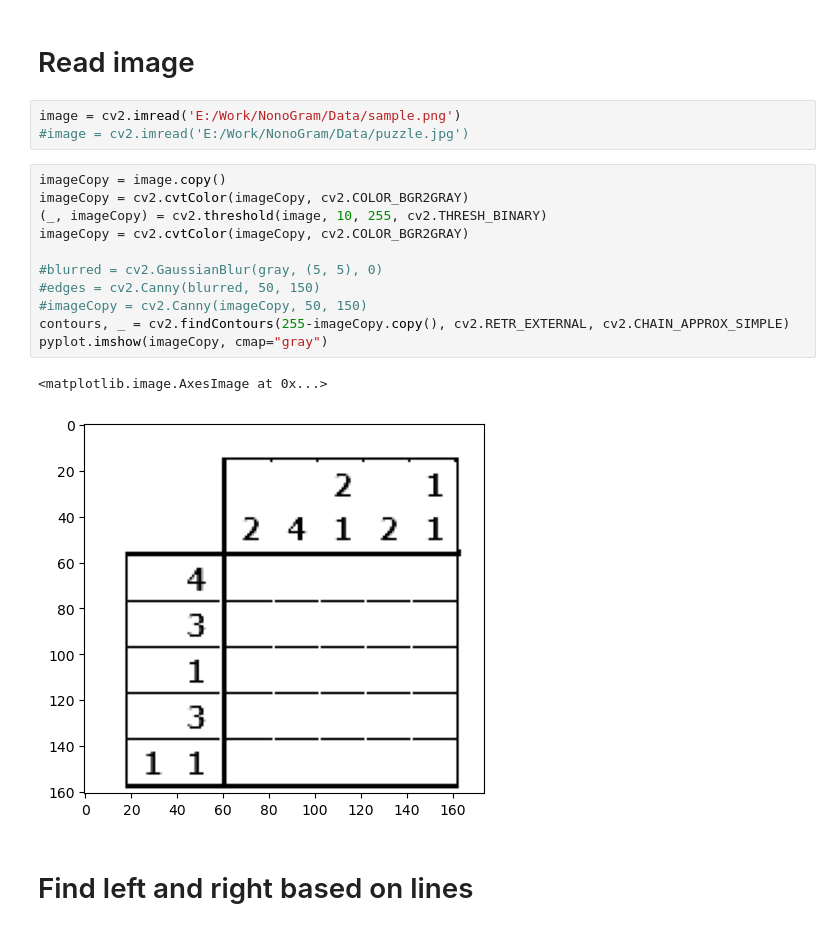
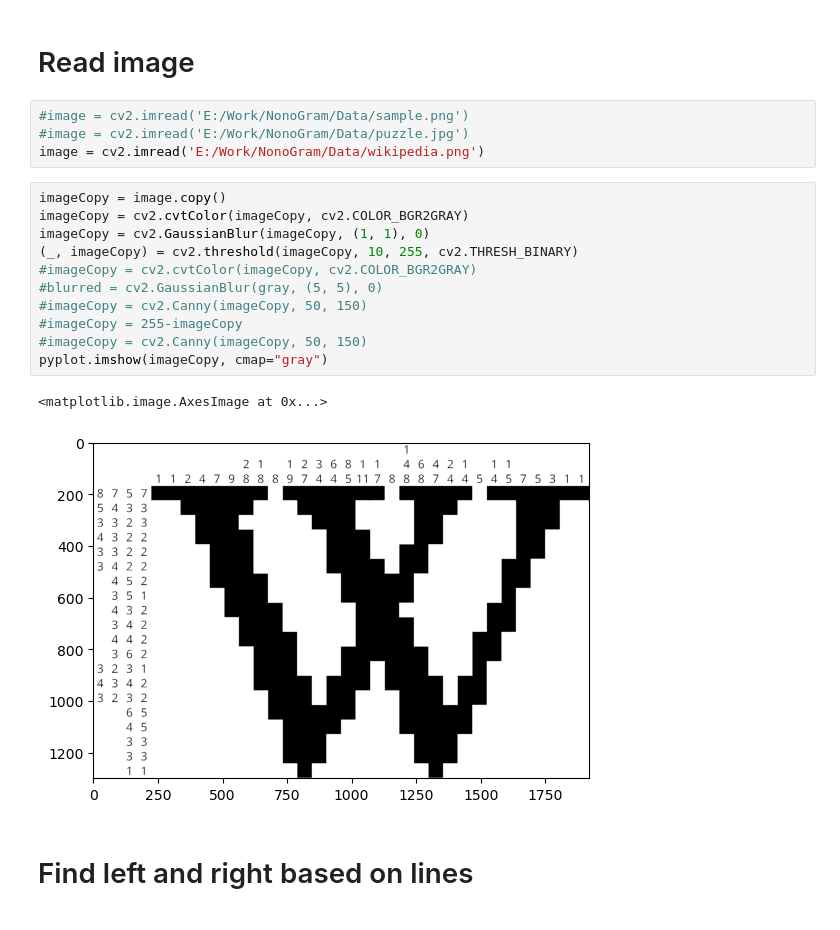
Before and after one commit to igloo81/nonogram, a Jupyter notebook: NonoGram start.ipynb, the cells around one changed output. Drawn from its saved outputs; the diff is of its cells as text.

```diff
--- a/NonoGram start.ipynb
+++ b/NonoGram start.ipynb
@@ -14,22 +14,23 @@ dataDir = "E:/Work/NonoGram/"
 # %% [markdown]
 # Read image
 # %%
-image = cv2.imread('E:/Work/NonoGram/Data/sample.png')
+#image = cv2.imread('E:/Work/NonoGram/Data/sample.png')
 #image = cv2.imread('E:/Work/NonoGram/Data/puzzle.jpg')
+image = cv2.imread('E:/Work/NonoGram/Data/wikipedia.png')
 # %%
 imageCopy = image.copy()
 imageCopy = cv2.cvtColor(imageCopy, cv2.COLOR_BGR2GRAY)
-(_, imageCopy) = cv2.threshold(image, 10, 255, cv2.THRESH_BINARY)
-imageCopy = cv2.cvtColor(imageCopy, cv2.COLOR_BGR2GRAY)
-
+imageCopy = cv2.GaussianBlur(imageCopy, (1, 1), 0)
+(_, imageCopy) = cv2.threshold(imageCopy, 10, 255, cv2.THRESH_BINARY)
+#imageCopy = cv2.cvtColor(imageCopy, cv2.COLOR_BGR2GRAY)
 #blurred = cv2.GaussianBlur(gray, (5, 5), 0)
-#edges = cv2.Canny(blurred, 50, 150)
 #imageCopy = cv2.Canny(imageCopy, 50, 150)
-contours, _ = cv2.findContours(255-imageCopy.copy(), cv2.RETR_EXTERNAL, cv2.CHAIN_APPROX_SIMPLE)
+#imageCopy = 255-imageCopy
+#imageCopy = cv2.Canny(imageCopy, 50, 150)
 pyplot.imshow(imageCopy, cmap="gray")
 # %% [output]
 <matplotlib.image.AxesImage at 0x...>
-[figure, old version]
+[figure, new version]
 # %% [markdown]
 # Find left and right based on lines
 # %%
```
Also changed, not shown: parts of 8 cells of this notebook, 3 other files.
